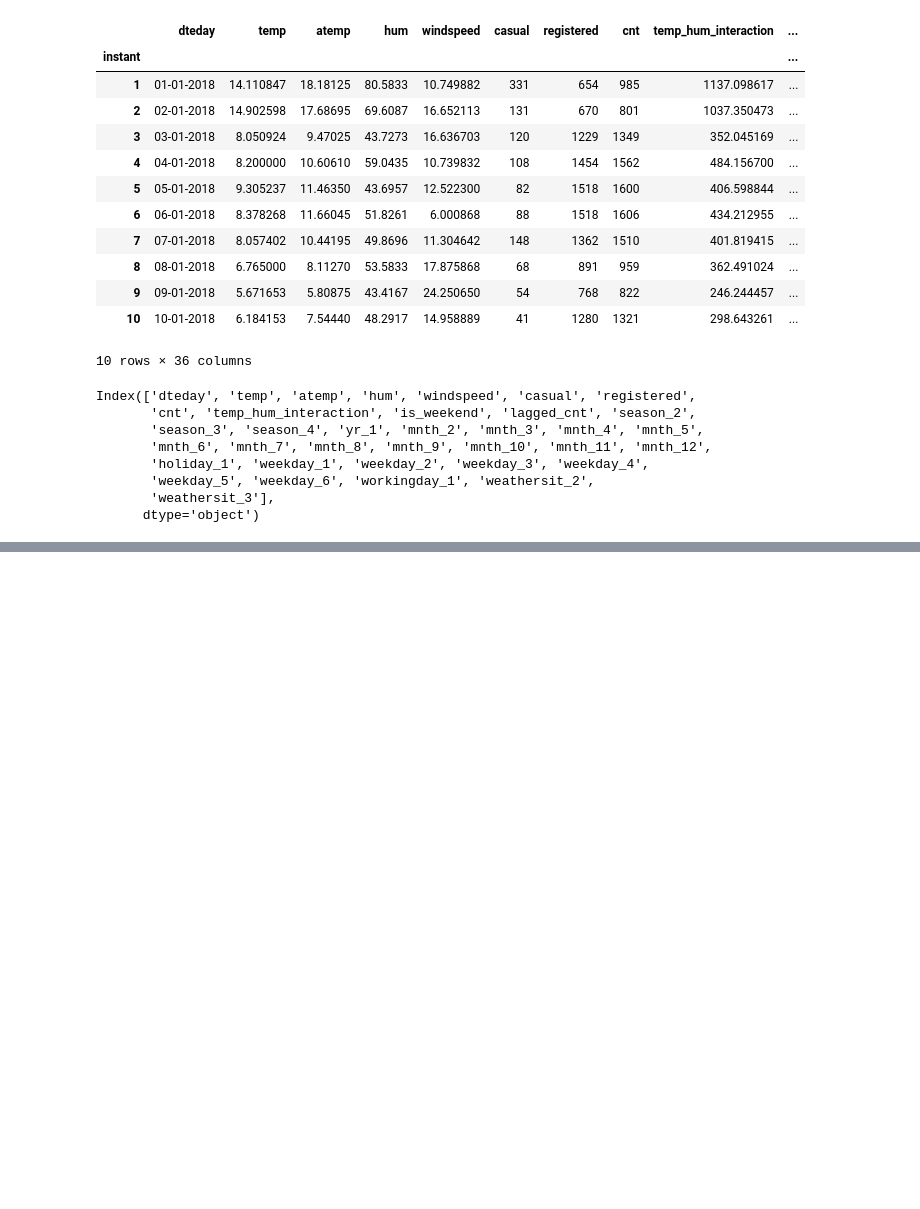
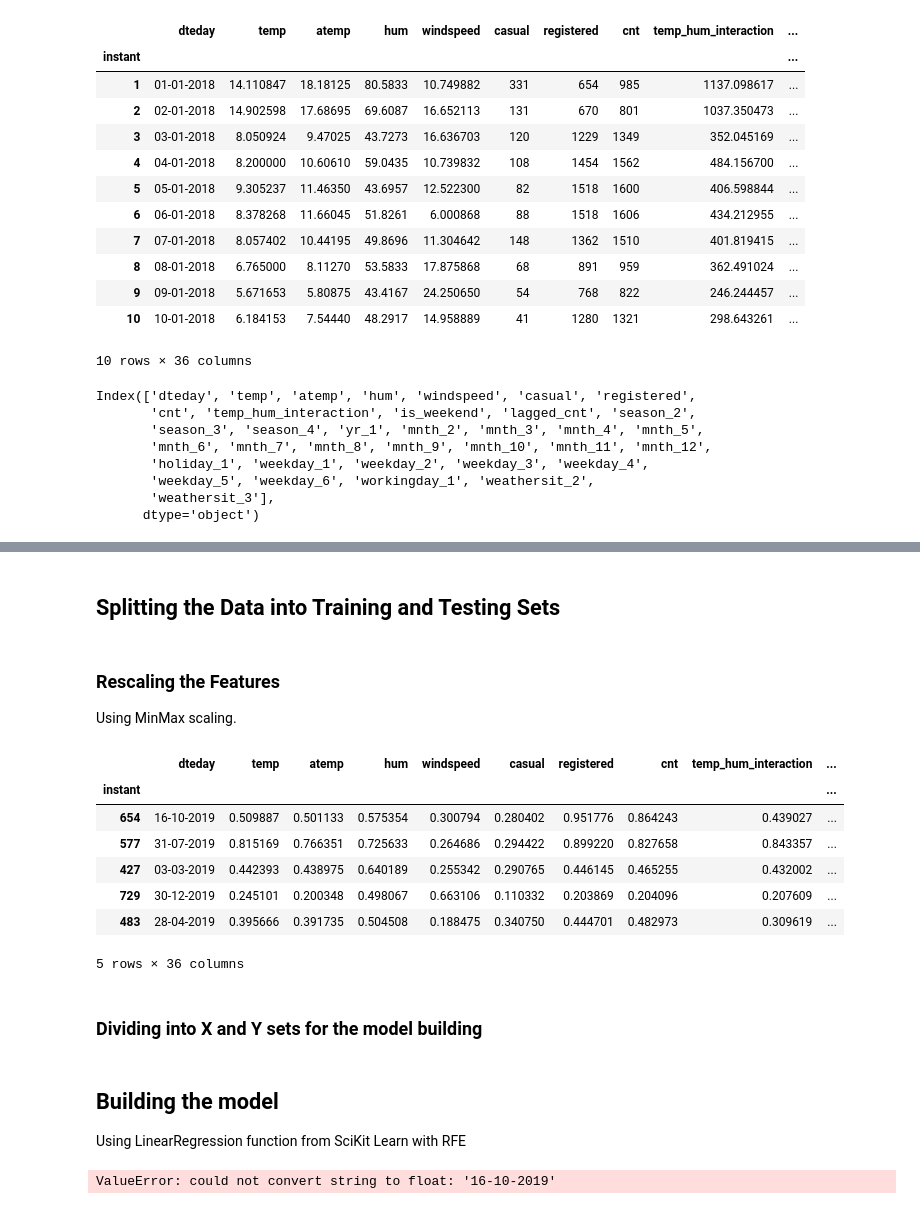
Before and after one commit to thomami244/BikeSharingCaseStudy, a Jupyter notebook: BikeCaseStudy.ipynb, the cells around one changed output, grey strips where cells are left out. Saved outputs shown, nothing was run; the diff lists cells and outputs as text; code cells hidden in the pictures; blank space fills up the shorter version.

Commit message:
adding some steps to seaparate test and training sets

```diff
--- a/BikeCaseStudy.ipynb
+++ b/BikeCaseStudy.ipynb
@@ -132,0 +141,44 @@ memory usage: 69.2+ KB
+# %% [markdown]
+## Splitting the Data into Training and Testing Sets
+# %%
+from sklearn.model_selection import train_test_split
+
+# We specify this so that the train and test data set always have the same rows, respectively
+
+df_train, df_test = train_test_split(df, train_size = 0.7, test_size = 0.3, random_state = 100)
+# %% [markdown]
+### Rescaling the Features
+
+Using MinMax scaling.
+# %%
+from sklearn.preprocessing import MinMaxScaler
+scaler = MinMaxScaler()
+# %%
+# list of columns that should be scaled (excluding dummy' variables)
+
+num_vars = [
+    'temp',
+    'atemp',
+    'hum',
+    'windspeed',
+    'casual',
+    'registered',
+    'cnt',
+    'temp_hum_interaction',
+    'lagged_cnt'
+]
+
+df_train[num_vars] = scaler.fit_transform(df_train[num_vars])
+
+df_train.head()
+# %% [output]
+|  | dteday | temp | atemp | hum | windspeed | casual | registered | cnt | temp_hum_interaction | ... |
+| instant |  |  |  |  |  |  |  |  |  | ... |
+| 654 | 16-10-2019 | 0.509887 | 0.501133 | 0.575354 | 0.300794 | 0.280402 | 0.951776 | 0.864243 | 0.439027 | ... |
+| 577 | 31-07-2019 | 0.815169 | 0.766351 | 0.725633 | 0.264686 | 0.294422 | 0.899220 | 0.827658 | 0.843357 | ... |
+| 427 | 03-03-2019 | 0.442393 | 0.438975 | 0.640189 | 0.255342 | 0.290765 | 0.446145 | 0.465255 | 0.432002 | ... |
+| 729 | 30-12-2019 | 0.245101 | 0.200348 | 0.498067 | 0.663106 | 0.110332 | 0.203869 | 0.204096 | 0.207609 | ... |
+| 483 | 28-04-2019 | 0.395666 | 0.391735 | 0.504508 | 0.188475 | 0.340750 | 0.444701 | 0.482973 | 0.309619 | ... |
+5 rows × 36 columns
+# %% [markdown]
+### Dividing into X and Y sets for the model building
@@ -132,0 +188,4 @@ memory usage: 69.2+ KB
+# %% [markdown]
+## Building the model
+
+Using LinearRegression function from SciKit Learn with RFE
@@ -132,0 +196,9 @@ memory usage: 69.2+ KB
+# %%
+# Running RFE with the output number of the variable equal to 15
+lm = LinearRegression()
+lm.fit(X_train, y_train)
+
+rfe = RFE(lm, 15)             # running RFE
+rfe = rfe.fit(X_train, y_train)
+# %% [output]
+ValueError: could not convert string to float: '16-10-2019'
```
Also changed, not shown: parts of 5 cells of this notebook.
